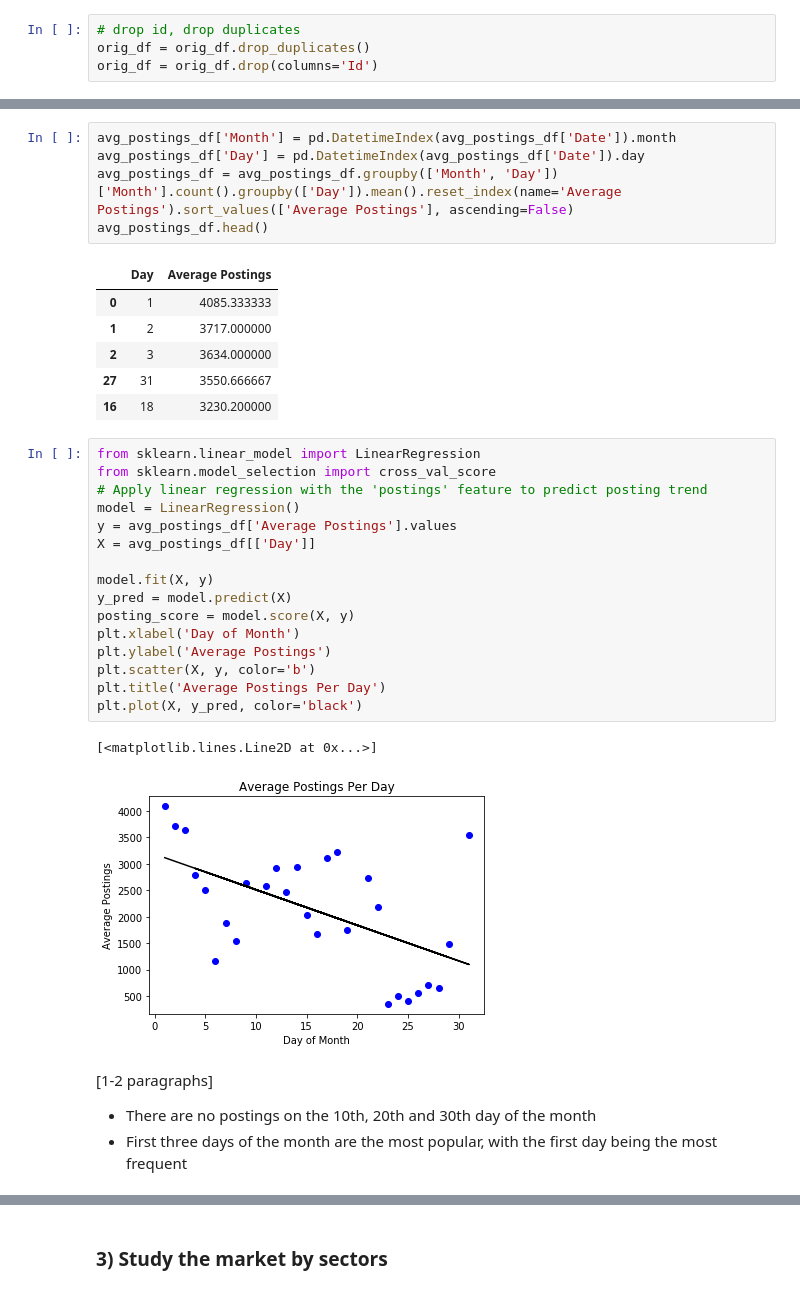
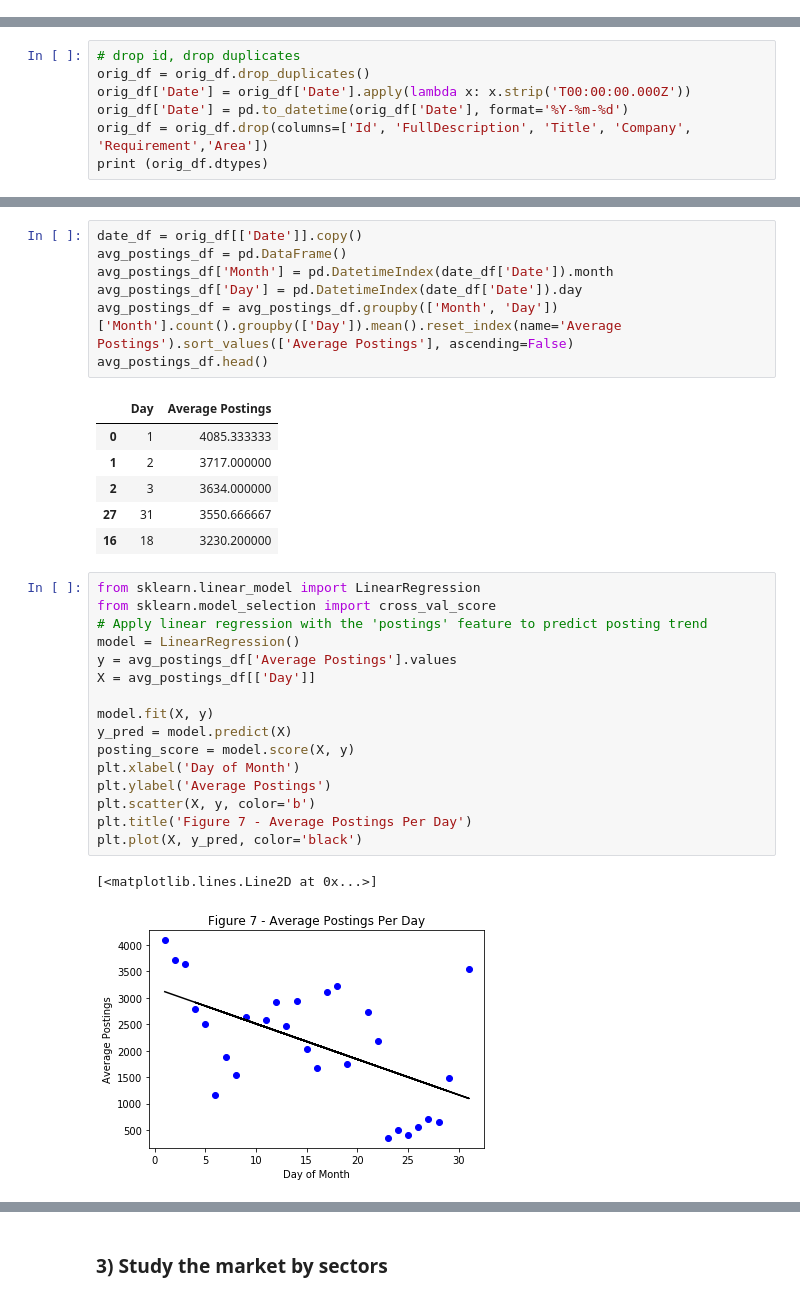
Before and after one commit to natnicha143/BDA-Assignment, a Jupyter notebook: Andrei_Natnicha_3803ICTAssignment.ipynb, the cells around one changed output, grey strips where cells are left out. Drawn from its saved outputs; the diff is of its cells as text.

```diff
--- a/Andrei_Natnicha_3803ICTAssignment.ipynb
+++ b/Andrei_Natnicha_3803ICTAssignment.ipynb
@@ -21,7 +33,3 @@ orig_df = pd.read_csv("data.csv")
-# %%
-# drop id, drop duplicates
-orig_df = orig_df.drop_duplicates()
-orig_df = orig_df.drop(columns='Id')
 # %%
 # take job type from title put in job type column where job type is NaN
 jTypes = ['Casual', 'Part Time', 'Full Time']
@@ -52,3 +60,10 @@ Number of Job Types Edited:  13670
 | 2 | RETAIL SALES SUPERSTARS and STYLI... | NaN |
 | 3 | Team member - Belrose | NaN |
 | 4 | Business Banking Contact Centre S... | NaN |
+# %%
+# drop id, drop duplicates
+orig_df = orig_df.drop_duplicates()
+orig_df['Date'] = orig_df['Date'].apply(lambda x: x.strip('T00:00:00.000Z'))
+orig_df['Date'] = pd.to_datetime(orig_df['Date'], format='%Y-%m-%d')
+orig_df = orig_df.drop(columns=['Id', 'FullDescription', 'Title', 'Company', 'Requirement','Area'])
+print (orig_df.dtypes)
@@ -393,6 +478,8 @@ plt.show()
 # %%
-avg_postings_df['Month'] = pd.DatetimeIndex(avg_postings_df['Date']).month
-avg_postings_df['Day'] = pd.DatetimeIndex(avg_postings_df['Date']).day
+date_df = orig_df[['Date']].copy()
+avg_postings_df = pd.DataFrame()
+avg_postings_df['Month'] = pd.DatetimeIndex(date_df['Date']).month
+avg_postings_df['Day'] = pd.DatetimeIndex(date_df['Date']).day
 avg_postings_df = avg_postings_df.groupby(['Month', 'Day'])['Month'].count().groupby(['Day']).mean().reset_index(name='Average Postings').sort_values(['Average Postings'], ascending=False)
 avg_postings_df.head()
 # %% [output]
@@ -405,23 +492,19 @@ avg_postings_df.head()
 # %%
 from sklearn.linear_model import LinearRegression
 from sklearn.model_selection import cross_val_score
 # Apply linear regression with the 'postings' feature to predict posting trend
 model = LinearRegression()
 y = avg_postings_df['Average Postings'].values
 X = avg_postings_df[['Day']]
 
 model.fit(X, y)
 y_pred = model.predict(X)
 posting_score = model.score(X, y)
 plt.xlabel('Day of Month')
 plt.ylabel('Average Postings')
 plt.scatter(X, y, color='b')
-plt.title('Average Postings Per Day')
+plt.title('Figure 7 - Average Postings Per Day')
 plt.plot(X, y_pred, color='black')
 # %% [output]
 [<matplotlib.lines.Line2D at 0x...>]
-[figure, old version]
+[figure, new version]
-# %% [markdown]
-[1-2 paragraphs]
-- There are no postings on the 10th, 20th and 30th day of the month
-- First three days of the month are the most popular, with the first day being the most frequent
```
Also changed, not shown: parts of 71 cells of this notebook.
